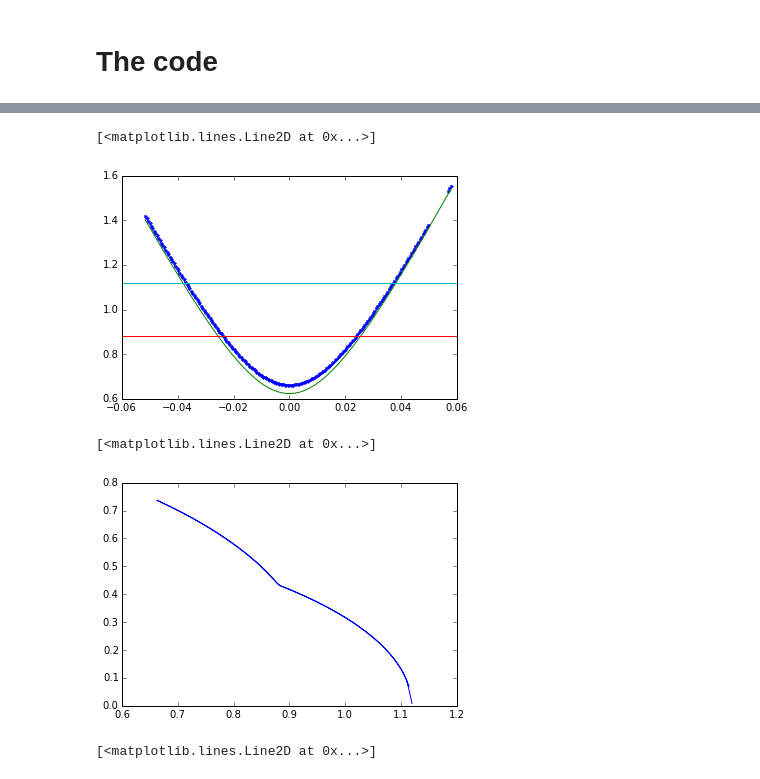
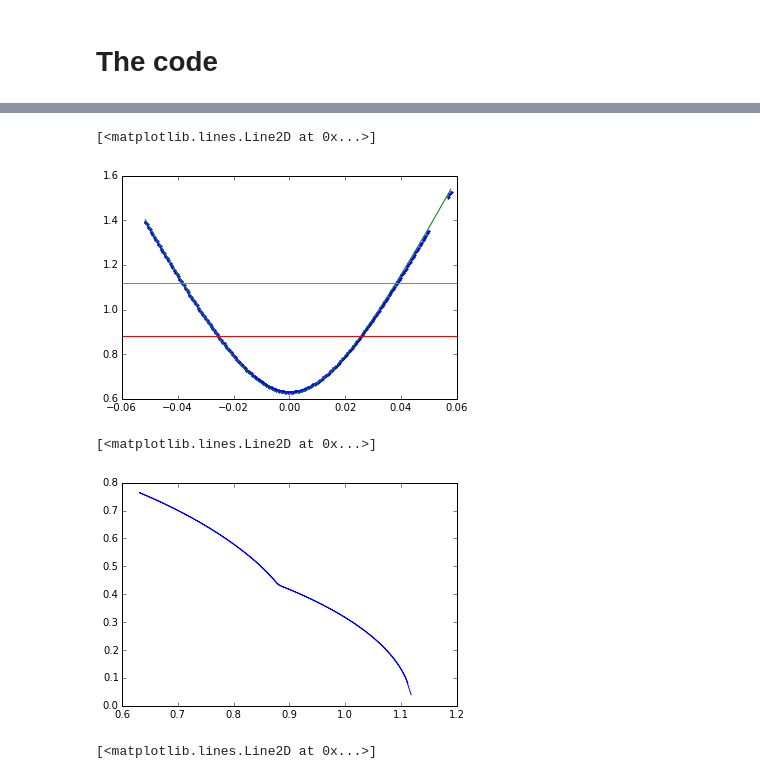
Before and after one commit to mwcraig/exoplanet-hack, a Jupyter notebook: exoplanet-fitting.ipynb, the cells around one changed output, grey strips where cells are left out. Cells and saved outputs as stored; diff of their text form; code cells hidden in the pictures.

Commit message:
Update derivation of z and re-plot

```diff
--- a/exoplanet-fitting.ipynb
+++ b/exoplanet-fitting.ipynb
@@ -230,5 +243,6 @@ reload(etd)
 # %%
-hat20 = Table.read('hat-p-20-b-2014-02-10.xls', format='ascii')
+hat20 = Table.read('hat-p-20-b-2014-02-10.txt', format='ascii')
+p = 0.12 #scaled planet radius
 # %%
 mags_measured = -2.5*np.log10(hat20['rel_flux_T1'])
 time = hat20['J.D.-2400000']
@@ -238,18 +252,18 @@ t_adjusted = time - t_mean
 # %%
 omega_per = 2*np.pi/2.875317
 inclination = 86.8/180*np.pi
 semi_major = 11.17
 z_mandel = semi_major * np.sqrt(np.sin(omega_per*t_adjusted)**2 + (np.cos(inclination)*np.cos(omega_per*t_adjusted))**2)
-plt.plot(t_adjusted, etd.z(t_adjusted, 0, 0.077, 0.631), '.')
+plt.plot(t_adjusted, etd.z(t_adjusted, 0, 0.077, 0.631, p), '.')
 plt.plot(t_adjusted, z_mandel)
 plt.plot(plt.xlim(), [1-0.12, 1-0.12])
 plt.plot(plt.xlim(), [1+0.12, 1+0.12])
 # %% [output]
 [<matplotlib.lines.Line2D at 0x...>]
-[figure, old version]
+[figure, new version]
 # %%
-plt.plot(etd.z(t_adjusted, 0, 0.077, 0.631), etd.scaled_intensity(etd.z(t_adjusted, 0, 0.077, 0.631), 0.12, 1))
+plt.plot(etd.z(t_adjusted, 0, 0.077, 0.631, p), etd.scaled_intensity(etd.z(t_adjusted, 0, 0.077, 0.631, p), 0.12, 1))
 # %% [output]
 [<matplotlib.lines.Line2D at 0x...>]
-[figure, old version]
+[figure, new version]
 # %%
```
Also changed, not shown: parts of 12 cells of this notebook.
